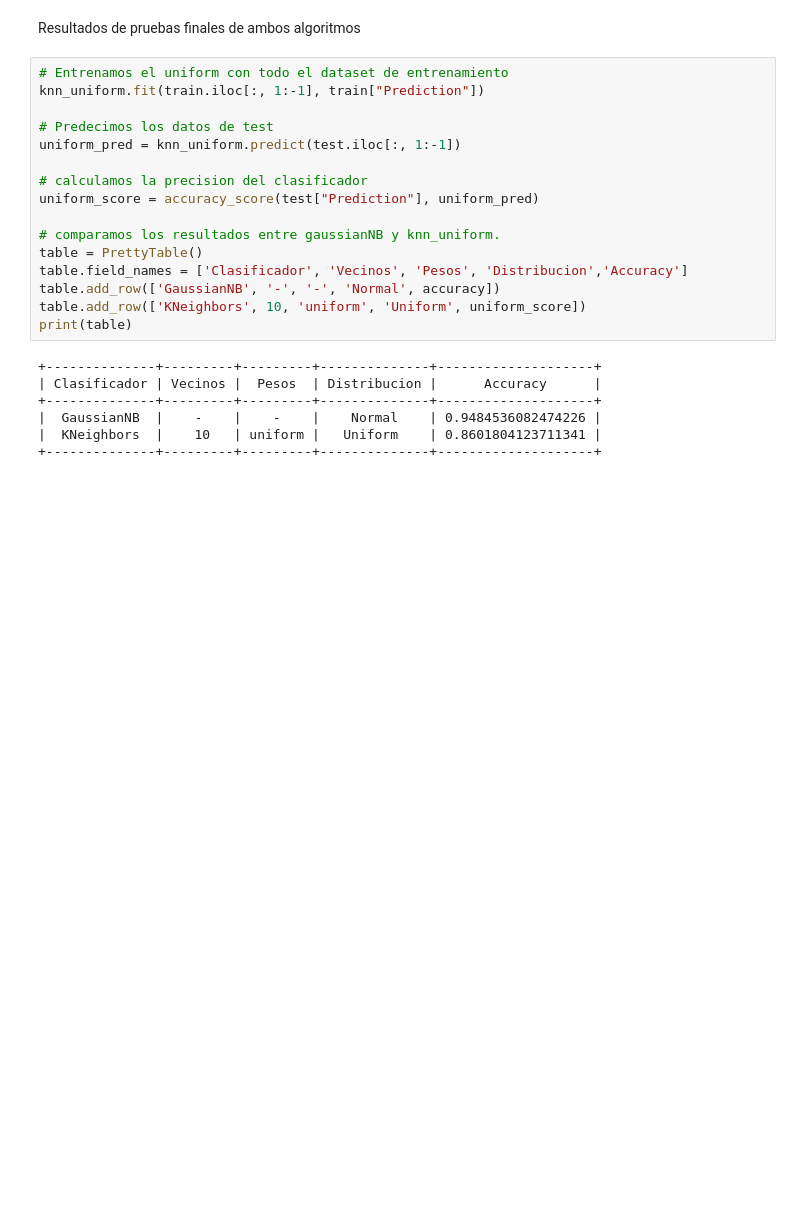
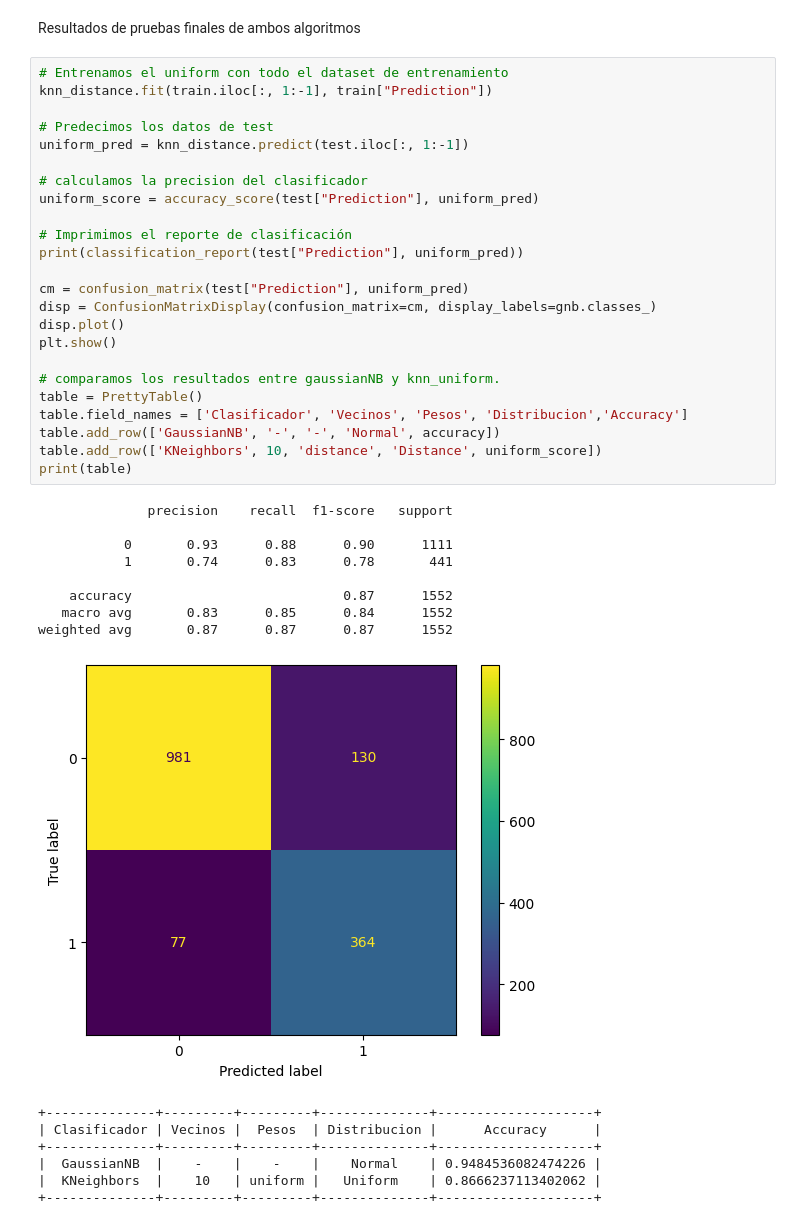
Before and after one commit to Jafet5757/AprendizajeMaquina, a Jupyter notebook: Bayes/emails.ipynb, the cells around one changed output. Saved outputs shown, nothing was run; the diff lists cells and outputs as text; blank space fills up the shorter version.

```diff
--- a/Bayes/emails.ipynb
+++ b/Bayes/emails.ipynb
@@ -217,24 +217,41 @@ print(table)
 Resultados de pruebas finales de ambos algoritmos
 # %%
 # Entrenamos el uniform con todo el dataset de entrenamiento
-knn_uniform.fit(train.iloc[:, 1:-1], train["Prediction"])
+knn_distance.fit(train.iloc[:, 1:-1], train["Prediction"])
 
 # Predecimos los datos de test
-uniform_pred = knn_uniform.predict(test.iloc[:, 1:-1])
+uniform_pred = knn_distance.predict(test.iloc[:, 1:-1])
 
 # calculamos la precision del clasificador
 uniform_score = accuracy_score(test["Prediction"], uniform_pred)
+
+# Imprimimos el reporte de clasificación
+print(classification_report(test["Prediction"], uniform_pred))
+
+cm = confusion_matrix(test["Prediction"], uniform_pred)
+disp = ConfusionMatrixDisplay(confusion_matrix=cm, display_labels=gnb.classes_)
+disp.plot()
+plt.show()
 
 # comparamos los resultados entre gaussianNB y knn_uniform.
 table = PrettyTable()
 table.field_names = ['Clasificador', 'Vecinos', 'Pesos', 'Distribucion','Accuracy']
 table.add_row(['GaussianNB', '-', '-', 'Normal', accuracy])
-table.add_row(['KNeighbors', 10, 'uniform', 'Uniform', uniform_score])
+table.add_row(['KNeighbors', 10, 'distance', 'Distance', uniform_score])
 print(table)
 # %% [output]
-+--------------+---------+---------+--------------+--------------------+
-| Clasificador | Vecinos |  Pesos  | Distribucion |      Accuracy      |
-+--------------+---------+---------+--------------+--------------------+
-|  GaussianNB  |    -    |    -    |    Normal    | 0.9484536082474226 |
-|  KNeighbors  |    10   | uniform |   Uniform    | 0.8601804123711341 |
-+--------------+---------+---------+--------------+--------------------+
+              precision    recall  f1-score   support
+
+           0       0.93      0.88      0.90      1111
+           1       0.74      0.83      0.78       441
+
+    accuracy                           0.87      1552
+   macro avg       0.83      0.85      0.84      1552
+weighted avg       0.87      0.87      0.87      1552
+[figure, added]
++--------------+---------+---------+--------------+--------------------+
+| Clasificador | Vecinos |  Pesos  | Distribucion |      Accuracy      |
++--------------+---------+---------+--------------+--------------------+
+|  GaussianNB  |    -    |    -    |    Normal    | 0.9484536082474226 |
+|  KNeighbors  |    10   | uniform |   Uniform    | 0.8666237113402062 |
++--------------+---------+---------+--------------+--------------------+
```
Also changed, not shown: 1 other file.
